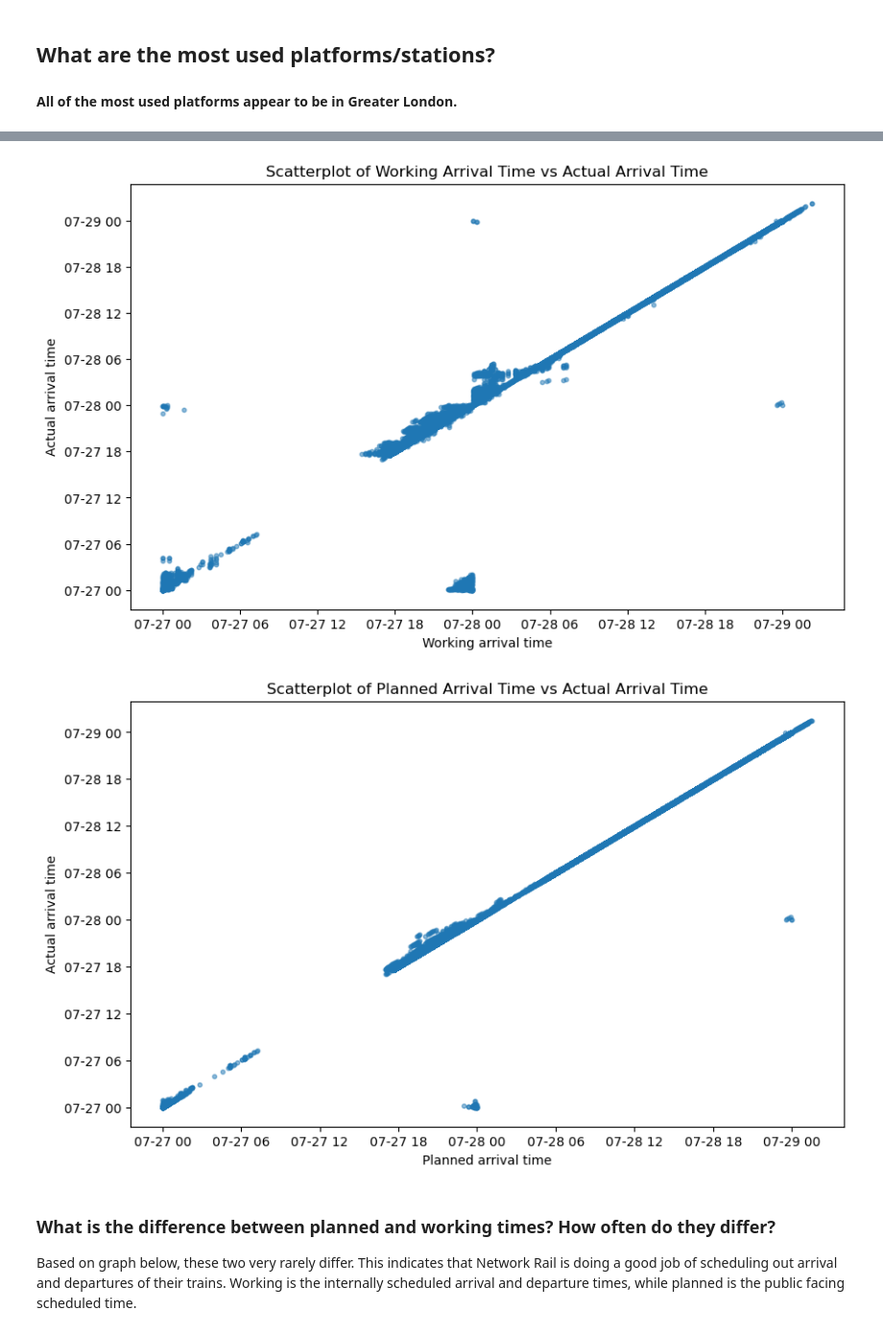
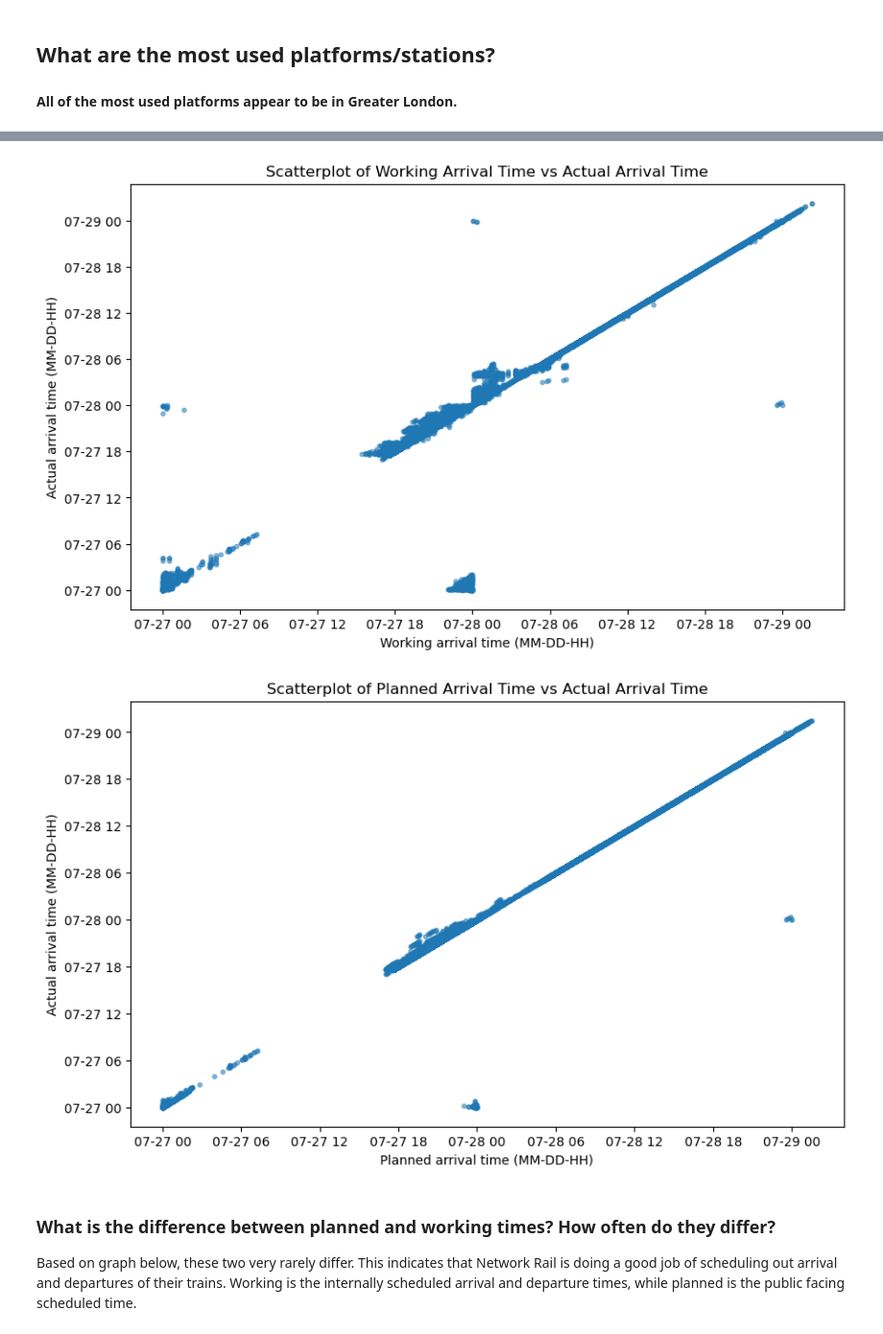
Before and after one commit to jsnabes/GC_Final_Project, a Jupyter notebook: FinalProjectEDA(1).ipynb, the cells around one changed output, grey strips where cells are left out. Shown at 96% size. Cells and saved outputs as stored; diff of their text form; code cells hidden in the pictures.

Commit message:
adjusted x and y labels on scatter plots
also merged pipeline data with Rail References file to get station names

```diff
--- a/FinalProjectEDA(1).ipynb
+++ b/FinalProjectEDA(1).ipynb
@@ -332,21 +332,21 @@ Name: count, dtype: int64
 # %%
 plt.figure(figsize = (10,6))
 plt.scatter(x = df['working_time_arrival'], y = df['actual_arrival_time'], alpha=0.5, s=10)
-plt.xlabel("Working arrival time")
-plt.ylabel("Actual arrival time")
+plt.xlabel("Working arrival time (MM-DD-HH)")
+plt.ylabel("Actual arrival time (MM-DD-HH)")
 plt.title('Scatterplot of Working Arrival Time vs Actual Arrival Time')
 plt.show()
 # %% [output]
-[figure, old version]
+[figure, new version]
 # %%
 plt.figure(figsize = (10,6))
 plt.scatter(x = df['planned_time_arrival'], y = df['actual_arrival_time'],alpha=0.5, s=10)
-plt.xlabel("Planned arrival time")
-plt.ylabel("Actual arrival time")
+plt.xlabel("Planned arrival time (MM-DD-HH)")
+plt.ylabel("Actual arrival time (MM-DD-HH)")
 plt.title('Scatterplot of Planned Arrival Time vs Actual Arrival Time')
 plt.show()
 # %% [output]
-[figure, old version]
+[figure, new version]
 # %% [markdown]
 ### What is the difference between planned and working times? How often do they differ?
 Based on graph below, these two very rarely differ. This indicates that Network Rail is doing a good job of scheduling out arrival and departures of their trains.
```
Also changed, not shown: parts of 29 cells of this notebook.
